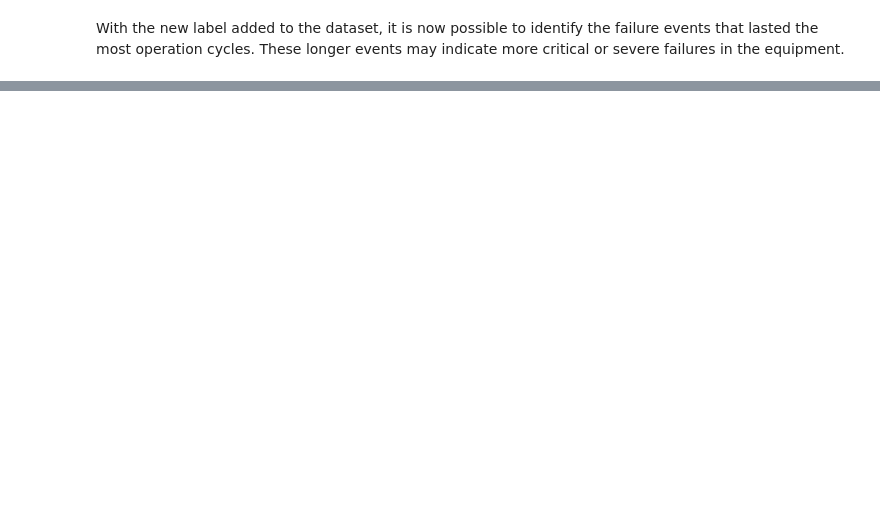
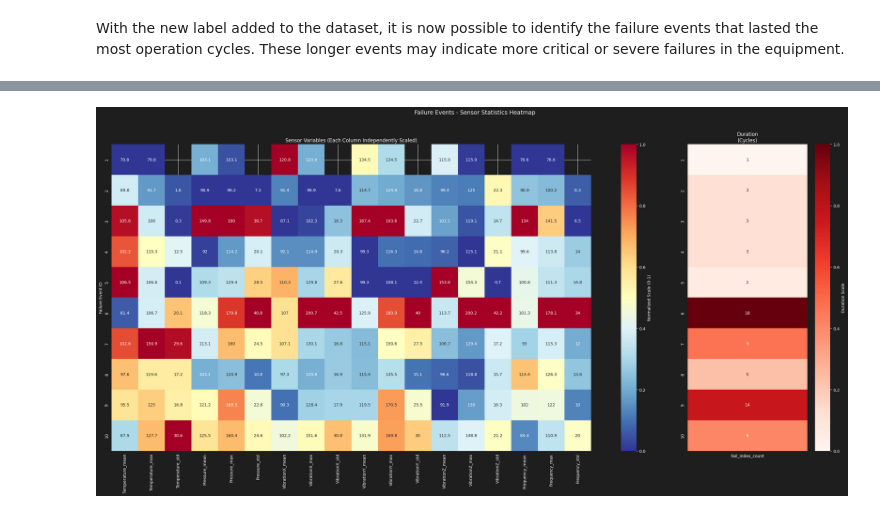
Before and after one commit to jackson-simionato/fpso-equipment-monitoring, a Jupyter notebook: notebooks/01_eda_exploration.ipynb, the cells around one changed output, grey strips where cells are left out. Saved outputs shown, nothing was run; the diff lists cells and outputs as text; code cells hidden in the pictures; blank space fills up the shorter version.

```diff
--- a/notebooks/01_eda_exploration.ipynb
+++ b/notebooks/01_eda_exploration.ipynb
@@ -534,21 +606,0 @@ It is now clear that failure events 6 through 10 lasted significantly longer tha
-# %%
-failures_summary = df[df['Fail_index'] > 0].groupby('Fail_index').agg({
-    'Temperature': ['mean', 'max', 'min'],
-    'VibrationX': ['mean', 'max', 'min'],
-    'VibrationY': ['mean', 'max', 'min'],
-    'VibrationZ': ['mean', 'max', 'min'],
-    'Frequency': ['mean', 'max', 'min'],
-    'Fail': 'count',  # this is the duration in cycles
-    'Preset_1': lambda x: x.iloc[0],  # value at start of failure
-    'Preset_2': lambda x: x.iloc[0],
-    # add others as needed
-})
-# %%
-failures_summary = df.groupby('Fail').agg({
-    'Temperature': ['mean', 'median','max', 'min'],
-    'VibrationX': ['mean', 'median','max', 'min'],
-    'VibrationY': ['mean', 'median','max', 'min'],
-    'VibrationZ': ['mean', 'median','max', 'min'],
-    'Frequency': ['mean', 'median','max', 'min']
-    # add others as needed
-})
@@ -554,0 +662,11 @@ failures_summary = df.groupby('Fail').agg({
+# %%
+# Create heatmap visualization
+failure_summary = create_stats_summary(df.query("Fail == True"), target_col='Fail_index', agg_funcs=['mean', 'max', 'std'])
+display(failure_summary)
+
+# Create heatmap visualization
+plot_failure_summary_heatmap(df.query("Fail == True"),
+                            figsize=(26, 13),
+                            agg_funcs=['mean', 'max', 'std'],
+                            title="Failure Events - Sensor Statistics Heatmap")
+# %% [output]
@@ -554,0 +686 @@ failures_summary = df.groupby('Fail').agg({
+[figure, added]
```
Also changed, not shown: parts of 61 cells of this notebook.
